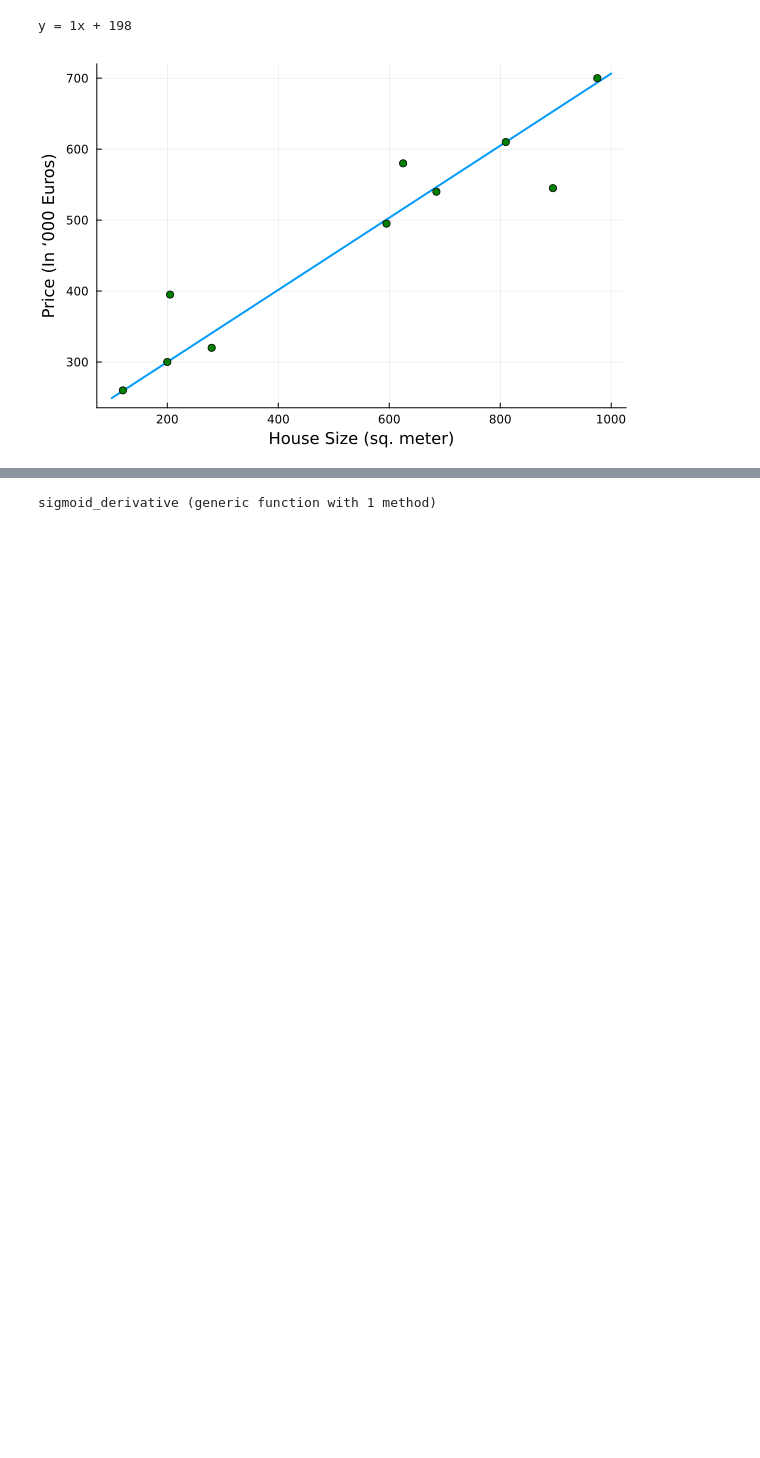
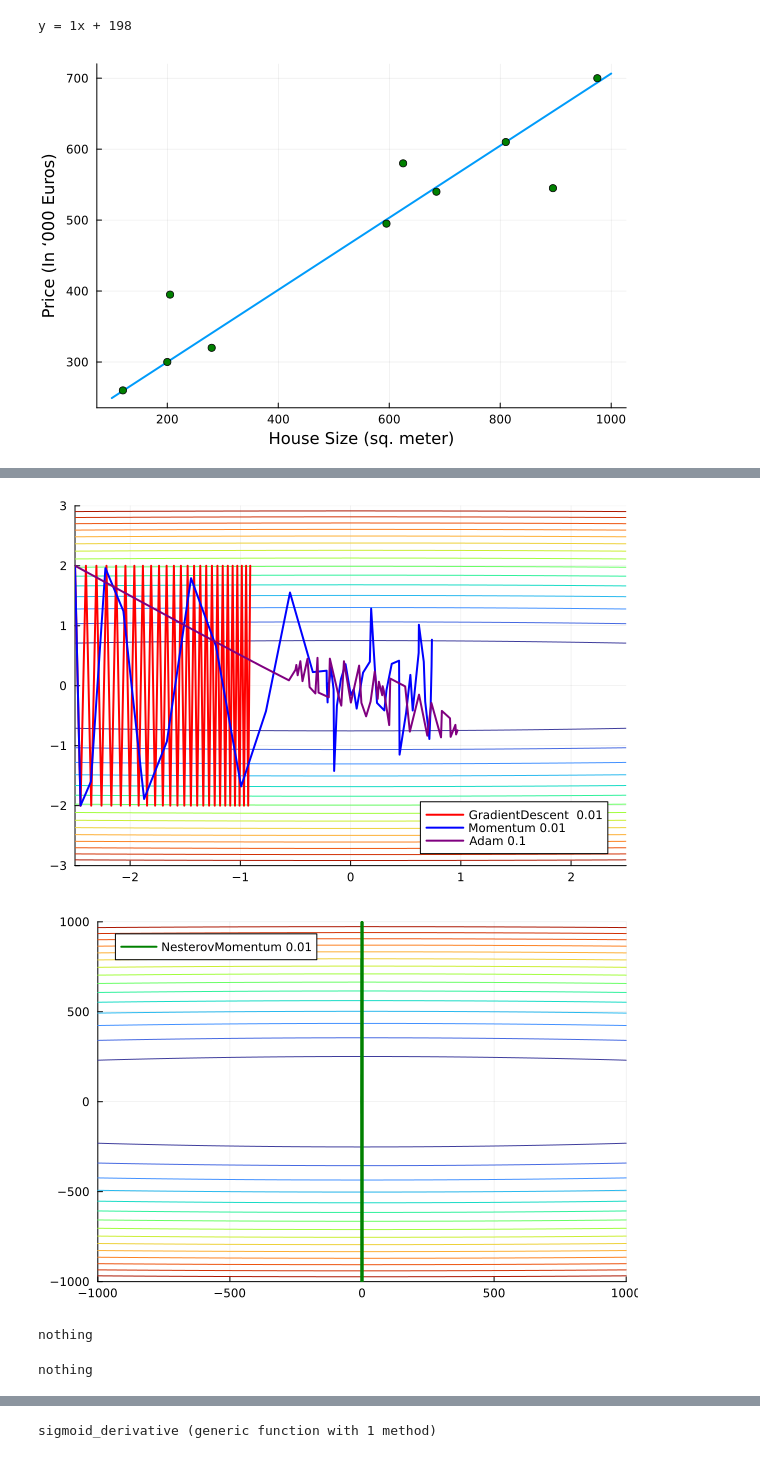
Before and after one commit to nguyenluan3017/HPC, a Jupyter notebook: Opt/Julia_NN_base_code.ipynb, the cells around one changed output, grey strips where cells are left out. Saved outputs shown, nothing was run; the diff lists cells and outputs as text; code cells hidden in the pictures; blank space fills up the shorter version.

```diff
--- a/Opt/Julia_NN_base_code.ipynb
+++ b/Opt/Julia_NN_base_code.ipynb
@@ -53,0 +169,28 @@ display(p)
+# %%
+f(x, y) = 0.1 * x * x + 10 * y * y
+df(x, y) = [0.2x, 20y]
+g(x, y) = x * x + y * y
+dg(x, y) = [2x, 2y]
+starting_point = (-2.5, 2)
+num_step = 50
+step_factor = 0.1
+decay = 0.9
+eps = 10e-8
+
+descent_methods = Tuple{DescentMethod, String, String, Int, VecE2{Float64}}[]
+push!(descent_methods, (GradientDescent(step_factor), "GradientDescent  0.01", "red", num_step, starting_point))
+push!(descent_methods, (Momentum(step_factor,decay,zeros(2)), "Momentum 0.01", "blue", num_step, starting_point))
+push!(descent_methods, (Adam(step_factor, decay, decay, eps, 0, zeros(2), zeros(2)), "Adam 0.1", "purple",num_step,starting_point))
+p1 = plot_contour(descent_methods, range(-2.5, 2.5, length=100), range(-3, 3, length=100), f, df)
+
+descent_methods = Tuple{DescentMethod, String, String, Int, VecE2{Float64}}[]
+push!(descent_methods, (NesterovMomentum(step_factor,decay,zeros(2)), "NesterovMomentum 0.01", "green", num_step, starting_point))
+p2 = plot_contour(descent_methods, range(-1000, 1000, length=100), range(-1000, 1000, length=100), f, df)
+
+display(p1)
+display(p2)
+# %% [output]
+[figure, added]
+[figure, added]
+nothing
+nothing
```
Also changed, not shown: parts of 5 cells of this notebook.
